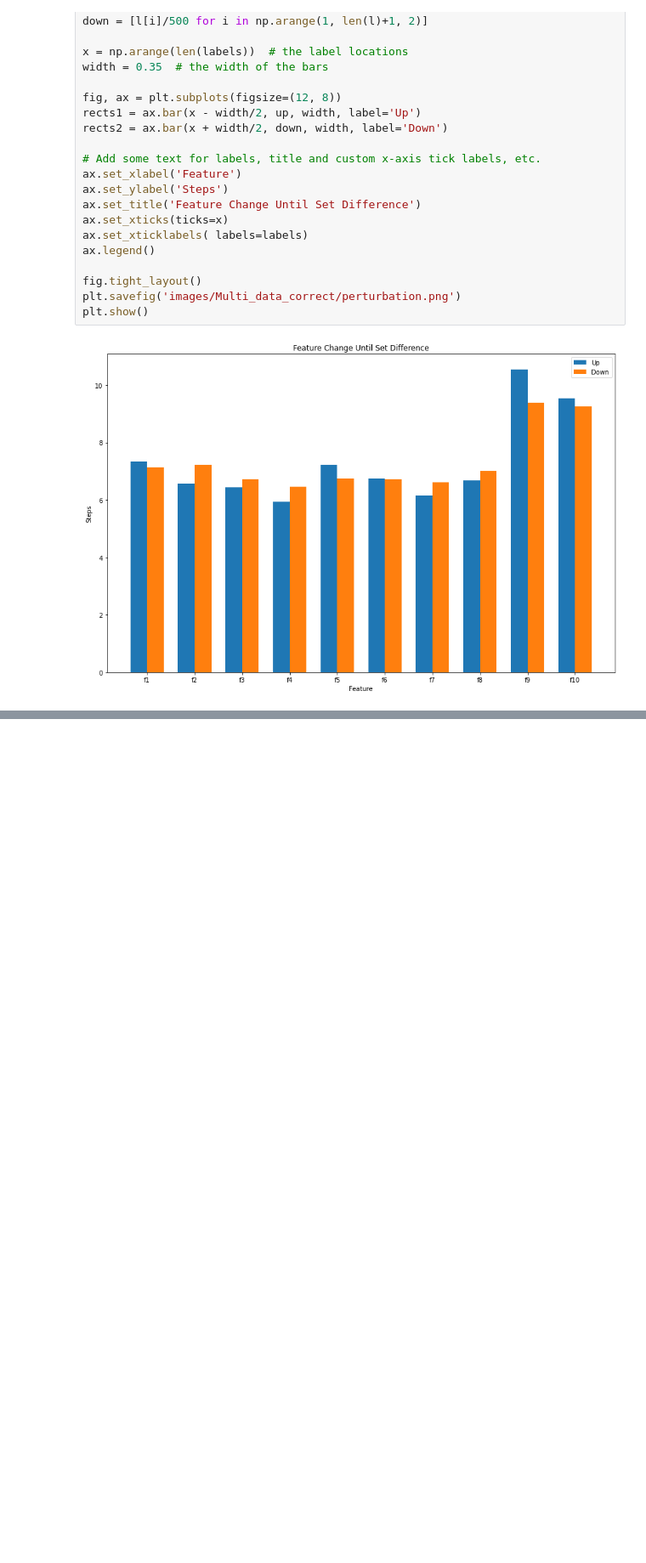
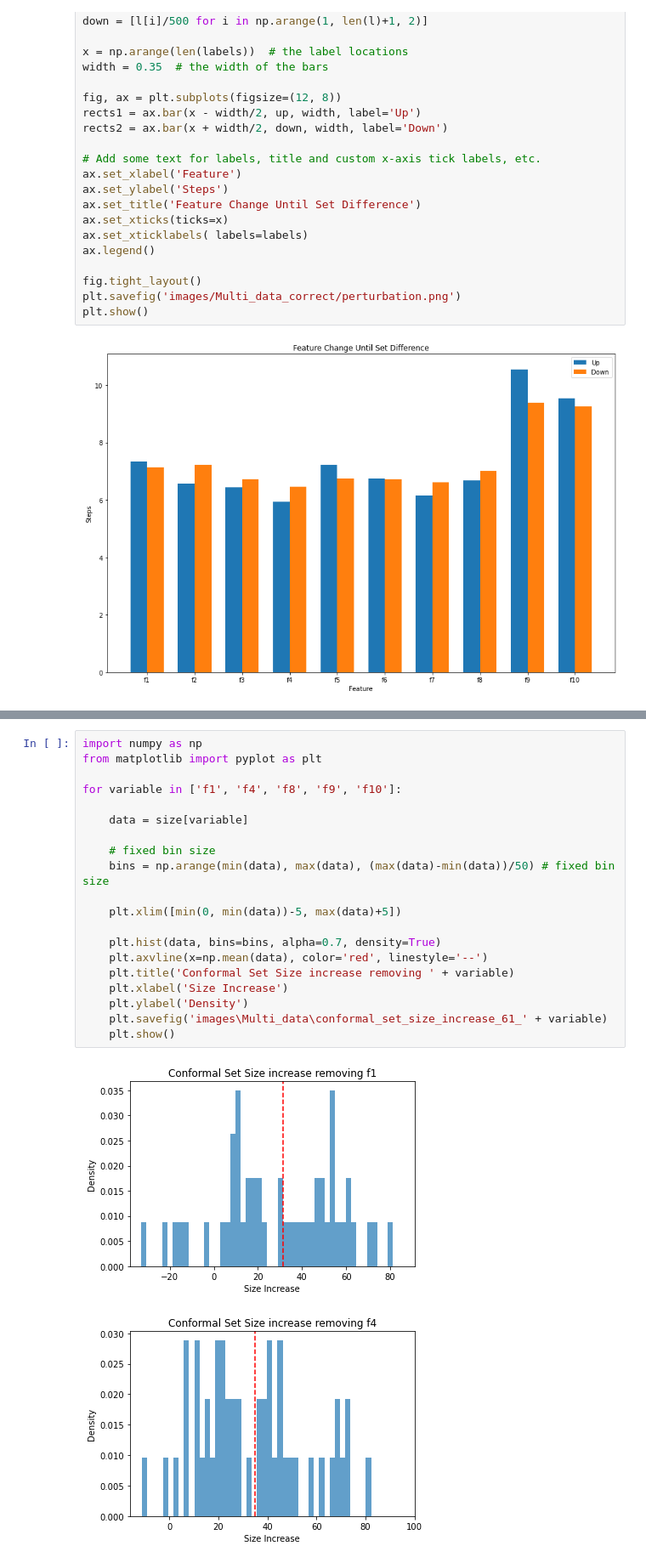
Before and after one commit to JuanMataNaranjo/Explain_Conformal, a Jupyter notebook: multiclassification_data.ipynb, the cells around one changed output, grey strips where cells are left out. Shown at 85% size. Drawn from its saved outputs; the diff is of its cells as text; blank space fills up the shorter version.

```diff
--- a/multiclassification_data.ipynb
+++ b/multiclassification_data.ipynb
@@ -920,0 +938,23 @@ plt.show()
+# %%
+import numpy as np
+from matplotlib import pyplot as plt
+
+for variable in ['f1', 'f4', 'f8', 'f9', 'f10']:
+
+    data = size[variable]
+
+    # fixed bin size
+    bins = np.arange(min(data), max(data), (max(data)-min(data))/50) # fixed bin size
+
+    plt.xlim([min(0, min(data))-5, max(data)+5])
+
+    plt.hist(data, bins=bins, alpha=0.7, density=True)
+    plt.axvline(x=np.mean(data), color='red', linestyle='--')
+    plt.title('Conformal Set Size increase removing ' + variable)
+    plt.xlabel('Size Increase')
+    plt.ylabel('Density')
+    plt.savefig('images\Multi_data\conformal_set_size_increase_61_' + variable)
+    plt.show()
+# %% [output]
+[figure, added]
+[figure, added]
```
Also changed, not shown: parts of 5 cells of this notebook, 2 other files.
